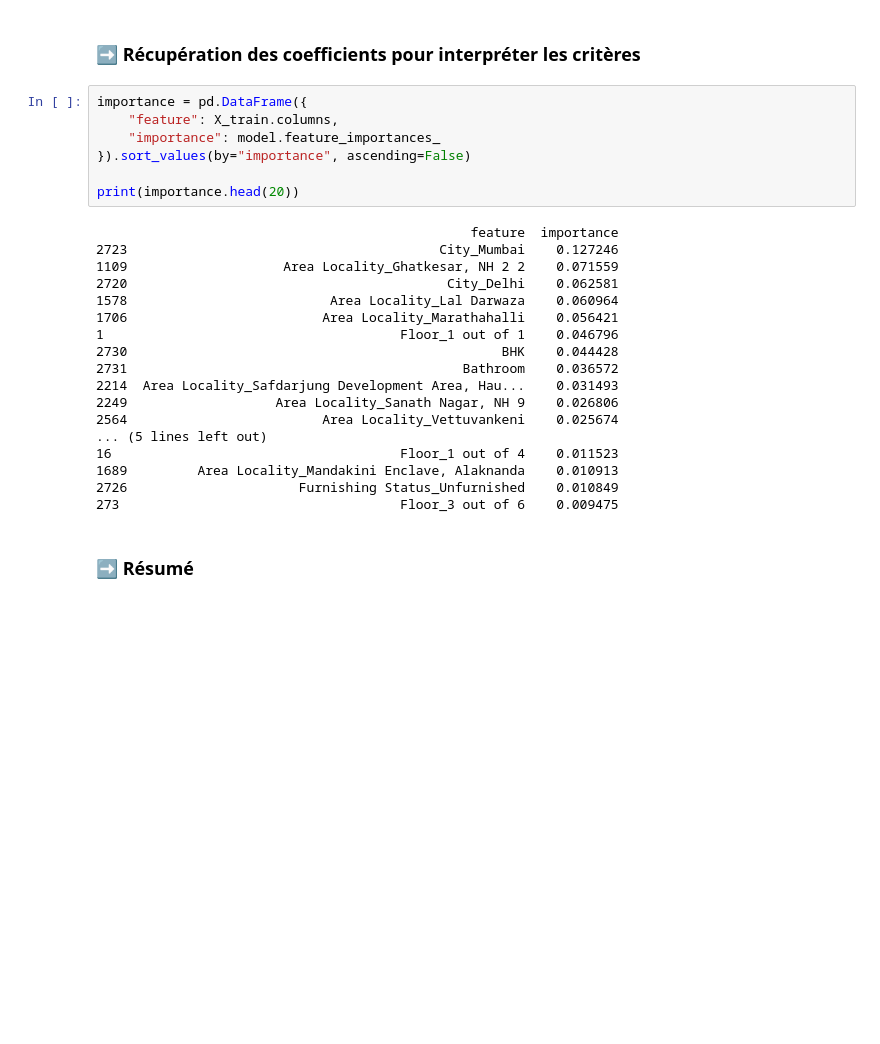
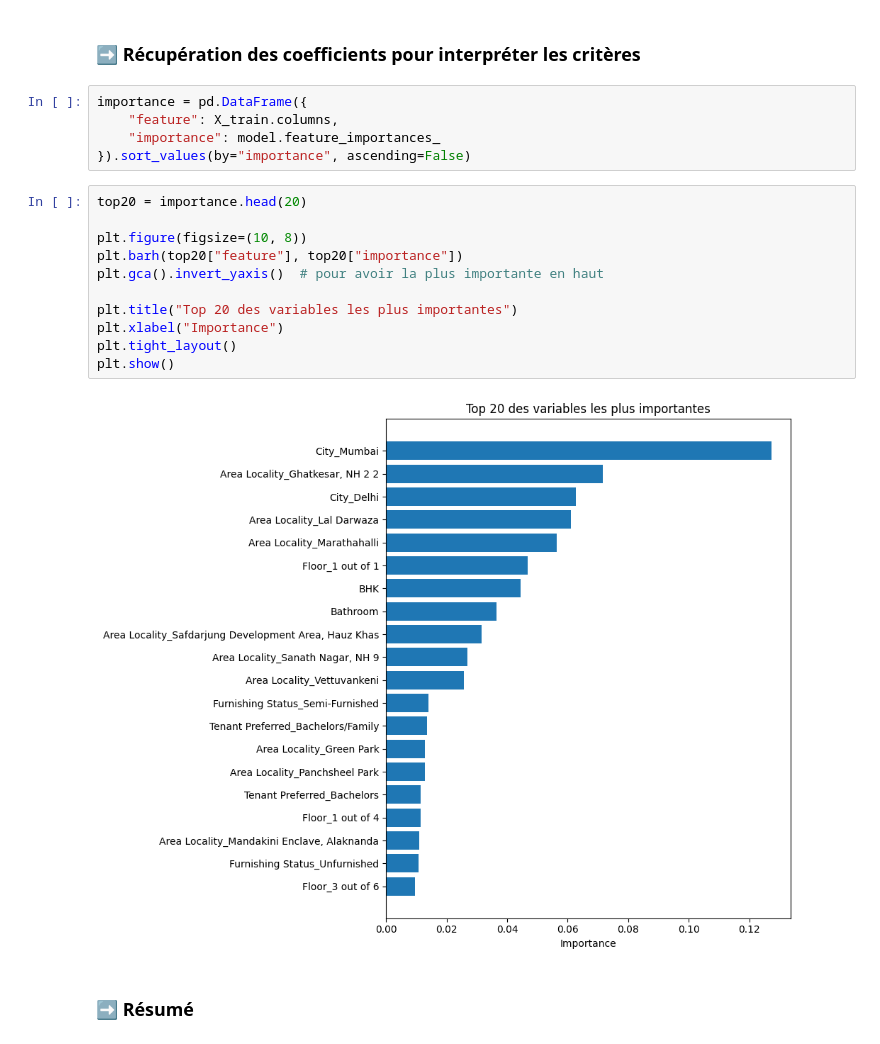
Before and after one commit to Zaneti09/Projet_Data, a Jupyter notebook: Subject/S5.ipynb, the cells around one changed output. Saved outputs shown, nothing was run; the diff lists cells and outputs as text; blank space fills up the shorter version.

```diff
--- a/Subject/S5.ipynb
+++ b/Subject/S5.ipynb
@@ -138,26 +142,19 @@ importance = pd.DataFrame({
     "feature": X_train.columns,
     "importance": model.feature_importances_
 }).sort_values(by="importance", ascending=False)
-
-print(importance.head(20))
-# %% [output]
-                                                feature  importance
-2723                                        City_Mumbai    0.127246
-1109                    Area Locality_Ghatkesar, NH 2 2    0.071559
-2720                                         City_Delhi    0.062581
-1578                          Area Locality_Lal Darwaza    0.060964
-1706                         Area Locality_Marathahalli    0.056421
-1                                      Floor_1 out of 1    0.046796
-2730                                                BHK    0.044428
-2731                                           Bathroom    0.036572
-2214  Area Locality_Safdarjung Development Area, Hau...    0.031493
-2249                   Area Locality_Sanath Nagar, NH 9    0.026806
-2564                         Area Locality_Vettuvankeni    0.025674
-... (5 lines left out)
-16                                     Floor_1 out of 4    0.011523
-1689         Area Locality_Mandakini Enclave, Alaknanda    0.010913
-2726                      Furnishing Status_Unfurnished    0.010849
-273                                    Floor_3 out of 6    0.009475
+# %%
+top20 = importance.head(20)
+
+plt.figure(figsize=(10, 8))
+plt.barh(top20["feature"], top20["importance"])
+plt.gca().invert_yaxis()  # pour avoir la plus importante en haut
+
+plt.title("Top 20 des variables les plus importantes")
+plt.xlabel("Importance")
+plt.tight_layout()
+plt.show()
+# %% [output]
+[figure, added]
 # %% [markdown]
 ### ➡️ Résumé
 # %% [markdown]
```
Also changed, not shown: parts of 2 cells of this notebook.
